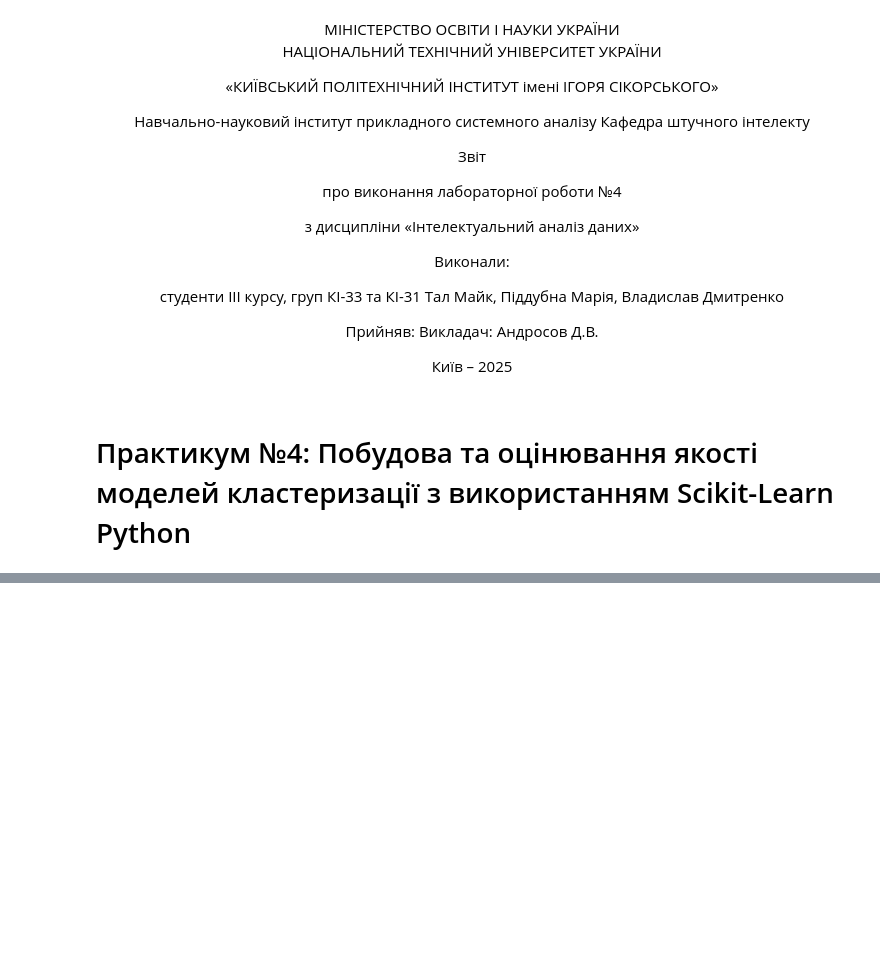
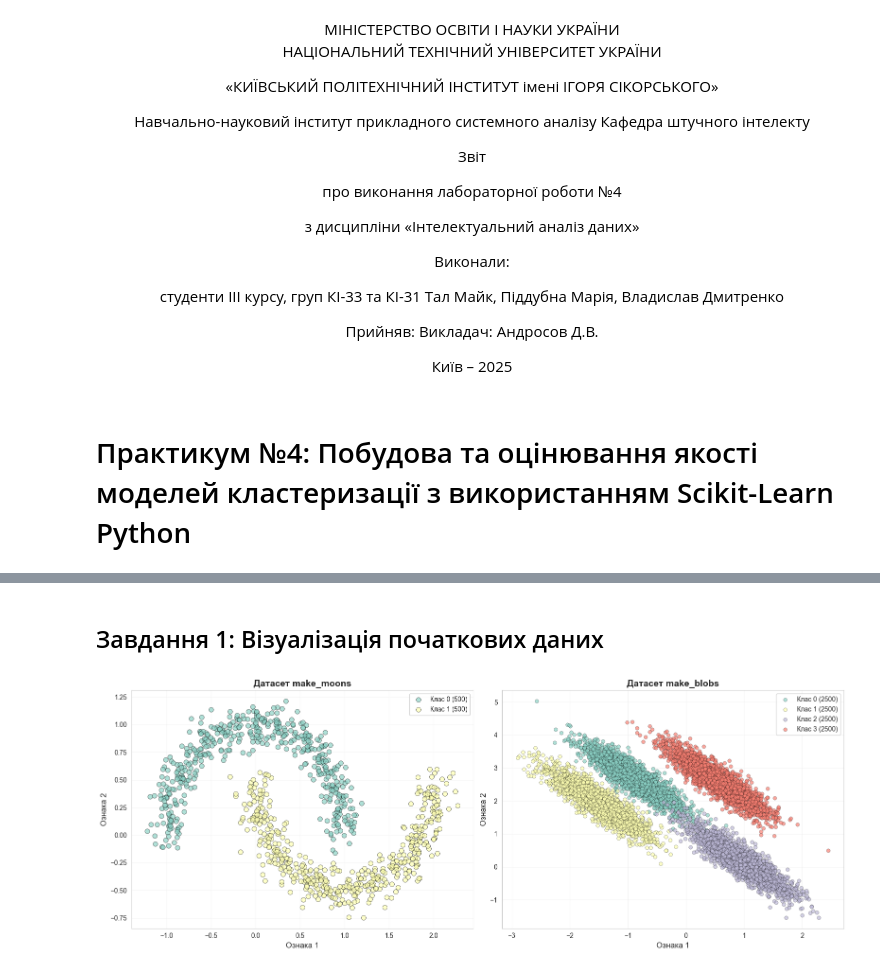
Before and after one commit to Michael-Tal-1/IAD_1, a Jupyter notebook: 4/IAD4.ipynb, the cells around one changed output, grey strips where cells are left out. Drawn from its saved outputs; the diff is of its cells as text; code cells hidden in the pictures; blank space fills up the shorter version.

```diff
--- a/4/IAD4.ipynb
+++ b/4/IAD4.ipynb
@@ -83,0 +129,35 @@ print(f"  Кількість ознак: {X_blobs.shape[1]}")
+# %% [markdown]
+## Завдання 1: Візуалізація початкових даних
+# %%
+fig, axes = plt.subplots(1, 2, figsize=(16, 6))
+
+# Датасет make_moons
+for label in np.unique(y_moons):
+    mask = y_moons == label
+    count = np.sum(mask)
+    axes[0].scatter(X_moons[mask, 0], X_moons[mask, 1],
+                   label=f'Клас {label} ({count})',
+                   alpha=0.7, s=50, edgecolors='k', linewidth=0.5)
+axes[0].set_title('Датасет make_moons', fontsize=14, fontweight='bold')
+axes[0].set_xlabel('Ознака 1', fontsize=12)
+axes[0].set_ylabel('Ознака 2', fontsize=12)
+axes[0].grid(True, alpha=0.2)
+axes[0].legend()
+
+# Датасет make_blobs
+for label in np.unique(y_true):
+    mask = y_true == label
+    count = np.sum(mask)
+    axes[1].scatter(X_blobs[mask, 0], X_blobs[mask, 1],
+                   label=f'Клас {label} ({count})',
+                   alpha=0.7, s=30, edgecolors='k', linewidth=0.3)
+axes[1].set_title('Датасет make_blobs', fontsize=14, fontweight='bold')
+axes[1].set_xlabel('Ознака 1', fontsize=12)
+axes[1].set_ylabel('Ознака 2', fontsize=12)
+axes[1].grid(True, alpha=0.2)
+axes[1].legend()
+
+plt.tight_layout()
+plt.show()
+# %% [output]
+[figure, added]
```
Also changed, not shown: parts of 22 cells of this notebook.
